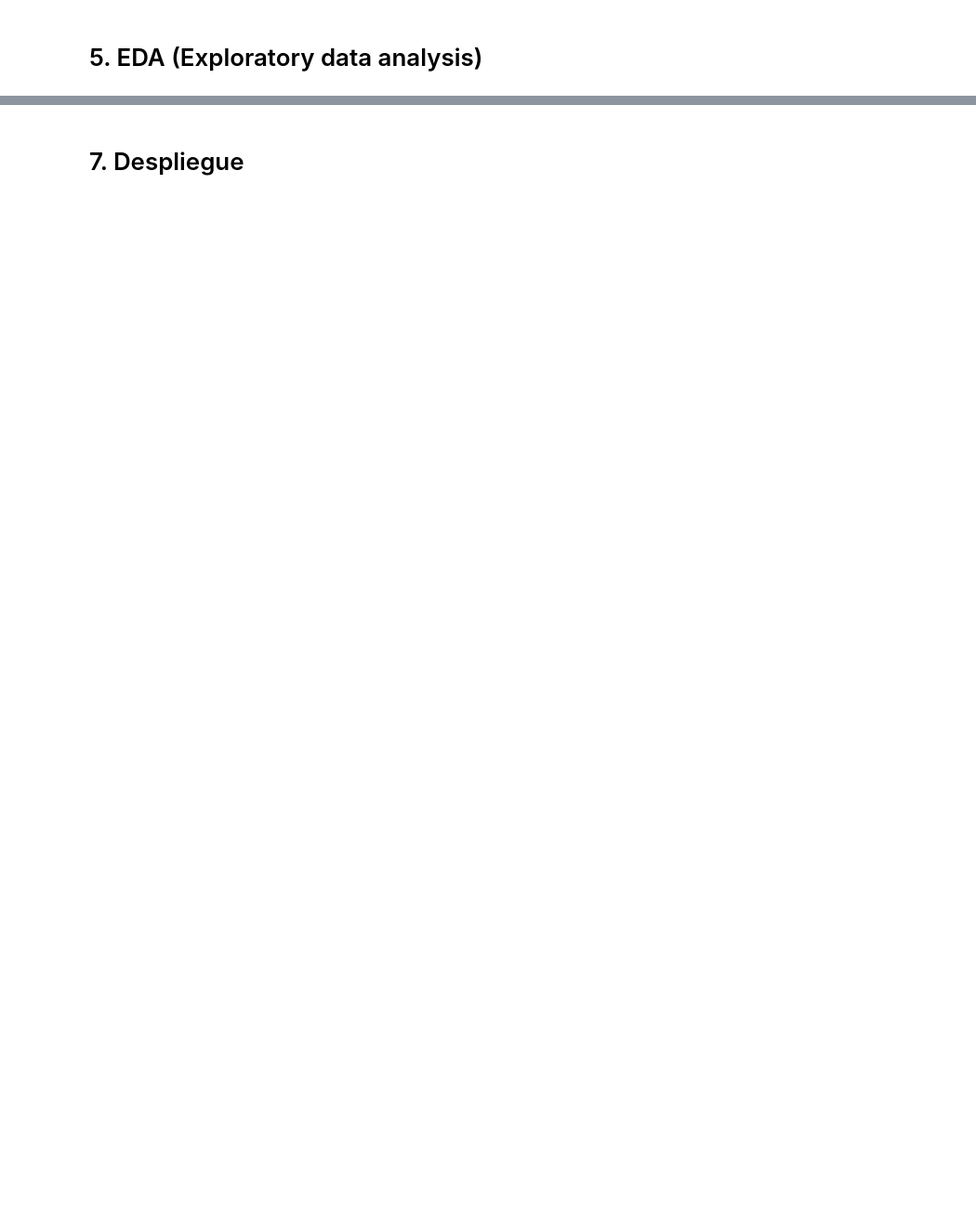
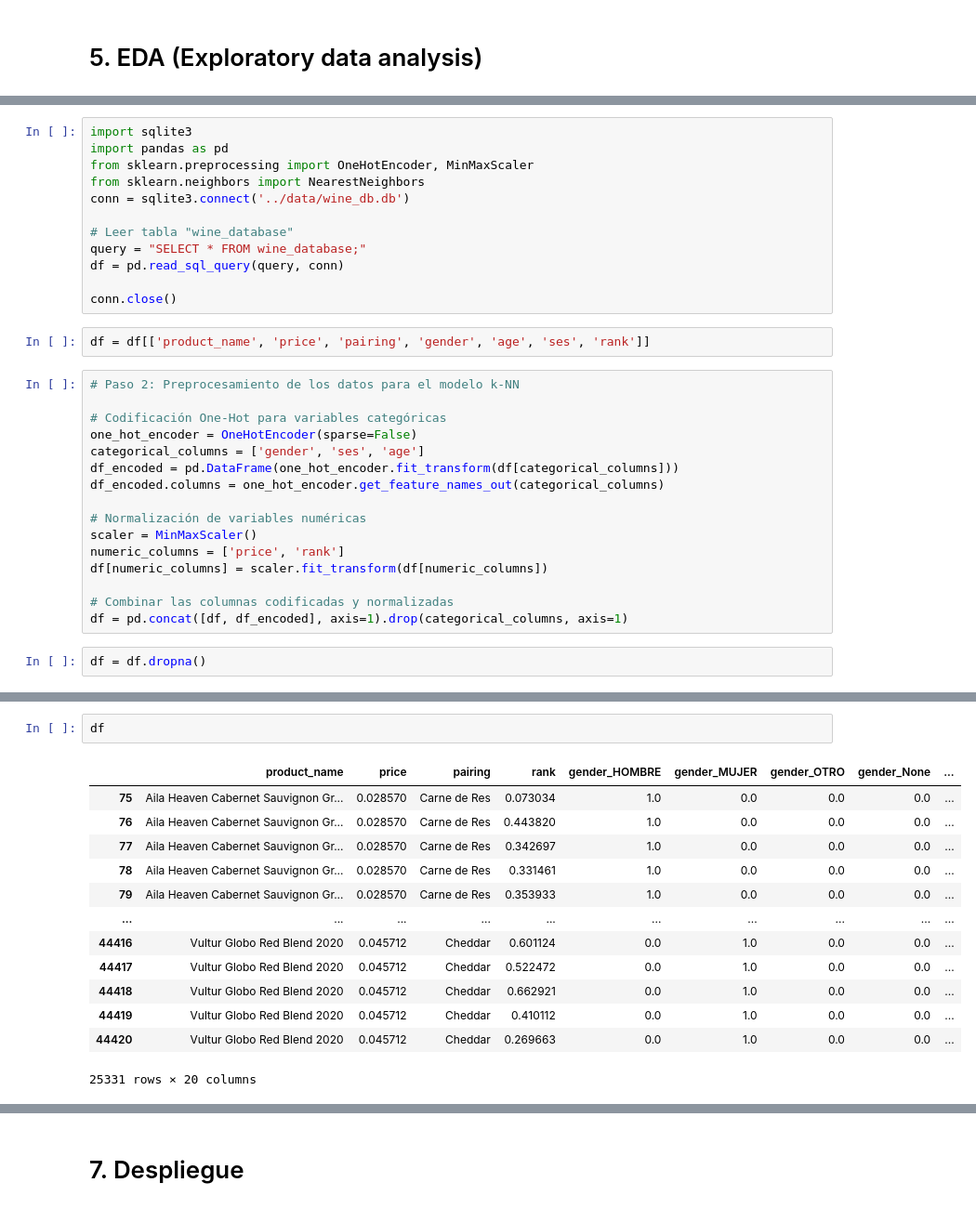
Before and after one commit to fevc08/final_project_4geek, a Jupyter notebook: src/explore.ipynb, the cells around one changed output, grey strips where cells are left out. Shown at 93% size. Drawn from its saved outputs; the diff is of its cells as text; blank space fills up the shorter version.

```diff
--- a/src/explore.ipynb
+++ b/src/explore.ipynb
@@ -385,0 +560,32 @@ memory usage: 11.5+ MB
+# %%
+import sqlite3
+import pandas as pd
+from sklearn.preprocessing import OneHotEncoder, MinMaxScaler
+from sklearn.neighbors import NearestNeighbors
+conn = sqlite3.connect('../data/wine_db.db')
+
+# Leer tabla "wine_database"
+query = "SELECT * FROM wine_database;"
+df = pd.read_sql_query(query, conn)
+
+conn.close()
+# %%
+df = df[['product_name', 'price', 'pairing', 'gender', 'age', 'ses', 'rank']]
+# %%
+# Paso 2: Preprocesamiento de los datos para el modelo k-NN
+
+# Codificación One-Hot para variables categóricas
+one_hot_encoder = OneHotEncoder(sparse=False)
+categorical_columns = ['gender', 'ses', 'age']
+df_encoded = pd.DataFrame(one_hot_encoder.fit_transform(df[categorical_columns]))
+df_encoded.columns = one_hot_encoder.get_feature_names_out(categorical_columns)
+
+# Normalización de variables numéricas
+scaler = MinMaxScaler()
+numeric_columns = ['price', 'rank']
+df[numeric_columns] = scaler.fit_transform(df[numeric_columns])
+
+# Combinar las columnas codificadas y normalizadas
+df = pd.concat([df, df_encoded], axis=1).drop(categorical_columns, axis=1)
+# %%
+df = df.dropna()
@@ -385,0 +609,16 @@ memory usage: 11.5+ MB
+# %%
+df
+# %% [output]
+|  | product_name | price | pairing | rank | gender_HOMBRE | gender_MUJER | gender_OTRO | gender_None | ... |
+| 75 | Aila Heaven Cabernet Sauvignon Gr... | 0.028570 | Carne de Res | 0.073034 | 1.0 | 0.0 | 0.0 | 0.0 | ... |
+| 76 | Aila Heaven Cabernet Sauvignon Gr... | 0.028570 | Carne de Res | 0.443820 | 1.0 | 0.0 | 0.0 | 0.0 | ... |
+| 77 | Aila Heaven Cabernet Sauvignon Gr... | 0.028570 | Carne de Res | 0.342697 | 1.0 | 0.0 | 0.0 | 0.0 | ... |
+| 78 | Aila Heaven Cabernet Sauvignon Gr... | 0.028570 | Carne de Res | 0.331461 | 1.0 | 0.0 | 0.0 | 0.0 | ... |
+| 79 | Aila Heaven Cabernet Sauvignon Gr... | 0.028570 | Carne de Res | 0.353933 | 1.0 | 0.0 | 0.0 | 0.0 | ... |
+| ... | ... | ... | ... | ... | ... | ... | ... | ... | ... |
+| 44416 | Vultur Globo Red Blend 2020 | 0.045712 | Cheddar | 0.601124 | 0.0 | 1.0 | 0.0 | 0.0 | ... |
+| 44417 | Vultur Globo Red Blend 2020 | 0.045712 | Cheddar | 0.522472 | 0.0 | 1.0 | 0.0 | 0.0 | ... |
+| 44418 | Vultur Globo Red Blend 2020 | 0.045712 | Cheddar | 0.662921 | 0.0 | 1.0 | 0.0 | 0.0 | ... |
+| 44419 | Vultur Globo Red Blend 2020 | 0.045712 | Cheddar | 0.410112 | 0.0 | 1.0 | 0.0 | 0.0 | ... |
+| 44420 | Vultur Globo Red Blend 2020 | 0.045712 | Cheddar | 0.269663 | 0.0 | 1.0 | 0.0 | 0.0 | ... |
+25331 rows × 20 columns
```
Also changed, not shown: parts of 30 cells of this notebook, 9 other files.
